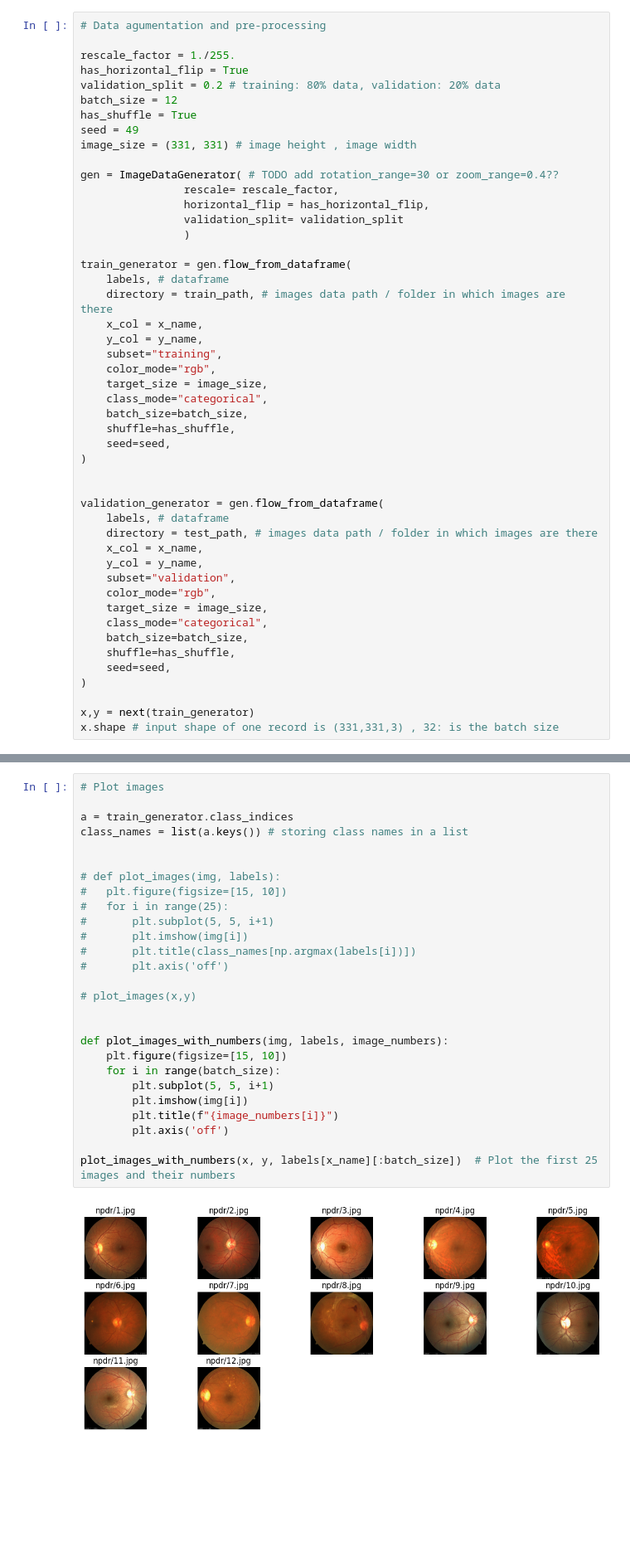
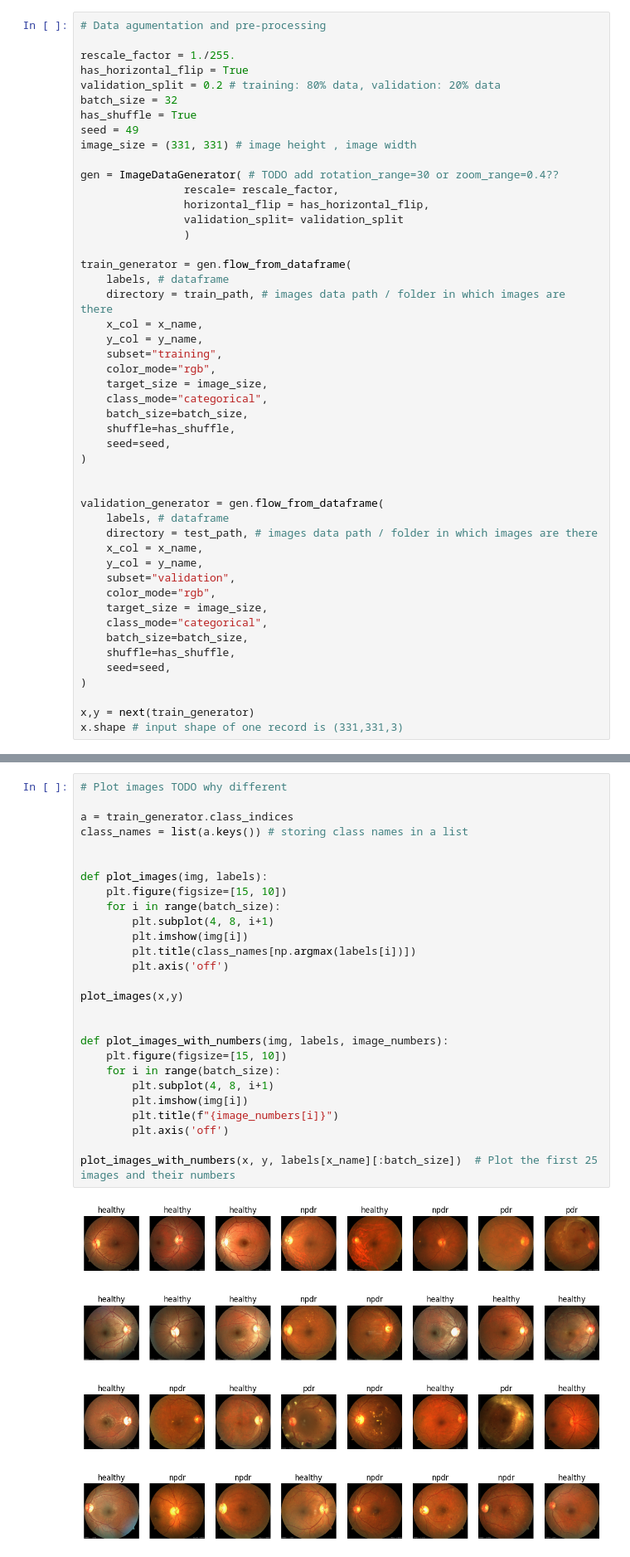
Before and after one commit to yiyangjessieyu/Deep-Learning-Image-Classifier, a Jupyter notebook: create_model.ipynb, the cells around one changed output, grey strips where cells are left out. Shown at 83% size. Drawn from its saved outputs; the diff is of its cells as text; blank space fills up the shorter version.

```diff
--- a/create_model.ipynb
+++ b/create_model.ipynb
@@ -100,7 +110,7 @@ labels.head()
 rescale_factor = 1./255.
 has_horizontal_flip = True
 validation_split = 0.2 # training: 80% data, validation: 20% data
-batch_size = 12
+batch_size = 32
 has_shuffle = True
 seed = 49
 image_size = (331, 331) # image height , image width
@@ -141,7 +151,7 @@ validation_generator = gen.flow_from_dataframe(
 )
 
 x,y = next(train_generator)
-x.shape # input shape of one record is (331,331,3) , 32: is the batch size
+x.shape # input shape of one record is (331,331,3)
 # %% [output]
 Found 135 validated image filenames belonging to 3 classes.
 Found 6 validated image filenames belonging to 3 classes.
@@ -149,29 +161,29 @@ Found 6 validated image filenames belonging to 3 classes.
 # %%
-# Plot images
+# Plot images TODO why different
 
 a = train_generator.class_indices
 class_names = list(a.keys()) # storing class names in a list
 
 
-# def plot_images(img, labels):
-# 	plt.figure(figsize=[15, 10])
-# 	for i in range(25):
-# 		plt.subplot(5, 5, i+1)
-# 		plt.imshow(img[i])
-# 		plt.title(class_names[np.argmax(labels[i])])
-# 		plt.axis('off')
+def plot_images(img, labels):
+	plt.figure(figsize=[15, 10])
+	for i in range(batch_size):
+		plt.subplot(4, 8, i+1)
+		plt.imshow(img[i])
+		plt.title(class_names[np.argmax(labels[i])])
+		plt.axis('off')
 
-# plot_images(x,y)
+plot_images(x,y)
 
 
 def plot_images_with_numbers(img, labels, image_numbers):
     plt.figure(figsize=[15, 10])
     for i in range(batch_size):
-        plt.subplot(5, 5, i+1)
+        plt.subplot(4, 8, i+1)
         plt.imshow(img[i])
         plt.title(f"{image_numbers[i]}")
         plt.axis('off')
 
 plot_images_with_numbers(x, y, labels[x_name][:batch_size])  # Plot the first 25 images and their numbers
 # %% [output]
-[figure, old version]
+[figure, new version]
```
Also changed, not shown: parts of 17 cells of this notebook.
